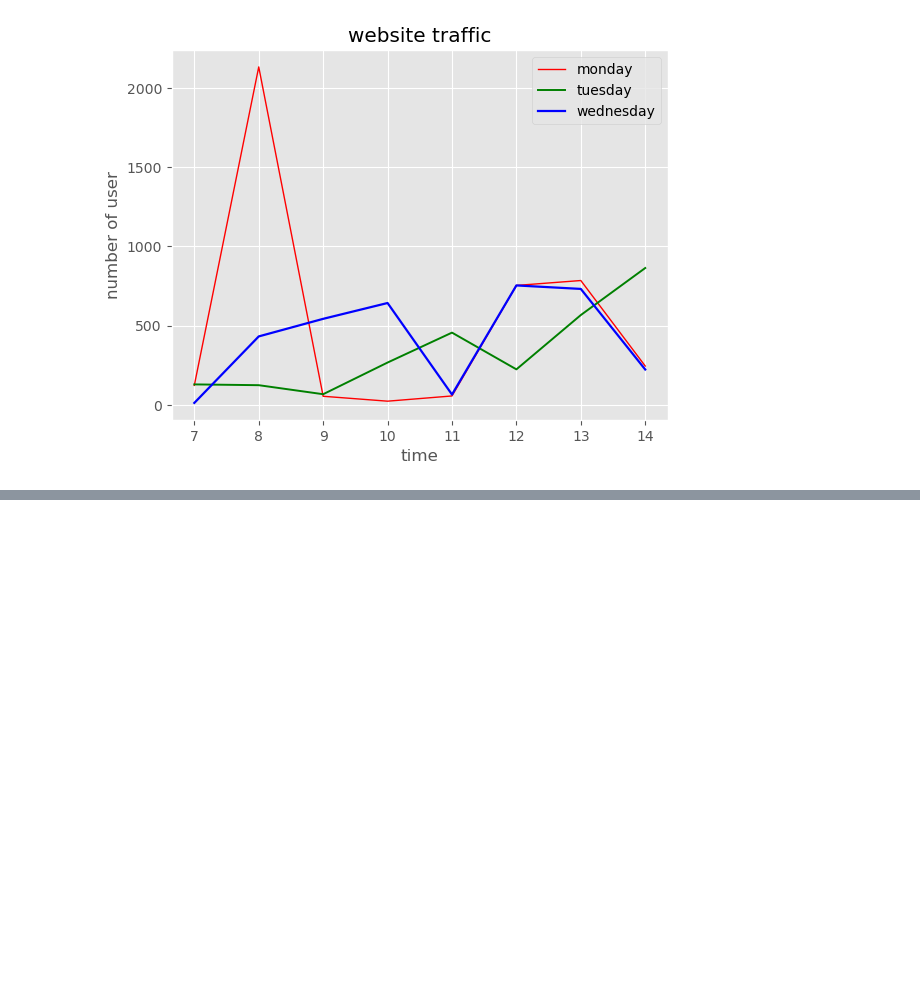
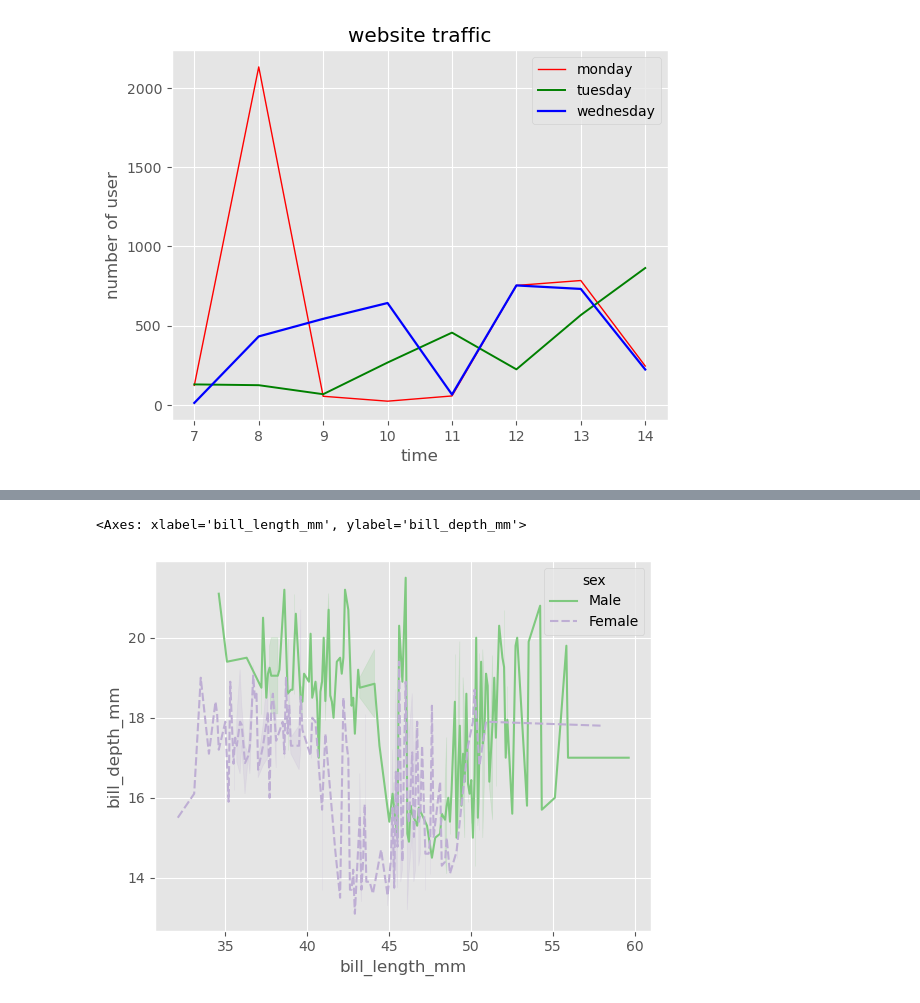
Before and after one commit to rosangithub/datascience, a Jupyter notebook: learning.ipynb, the cells around one changed output, grey strips where cells are left out. Saved outputs shown, nothing was run; the diff lists cells and outputs as text; code cells hidden in the pictures; blank space fills up the shorter version.

```diff
--- a/learning.ipynb
+++ b/learning.ipynb
@@ -374,0 +409,3 @@ plt.show()
+# %%
+df1=sns.load_dataset("penguins")
+df1
@@ -374,0 +444,5 @@ plt.show()
+# %%
+sns.lineplot(x='bill_length_mm',y='bill_depth_mm',data=df1,hue='sex',style='sex',palette="Accent")
+# %% [output]
+<Axes: xlabel='bill_length_mm', ylabel='bill_depth_mm'>
+[figure, added]
```
Also changed, not shown: parts of 17 cells of this notebook, 1 other file.
